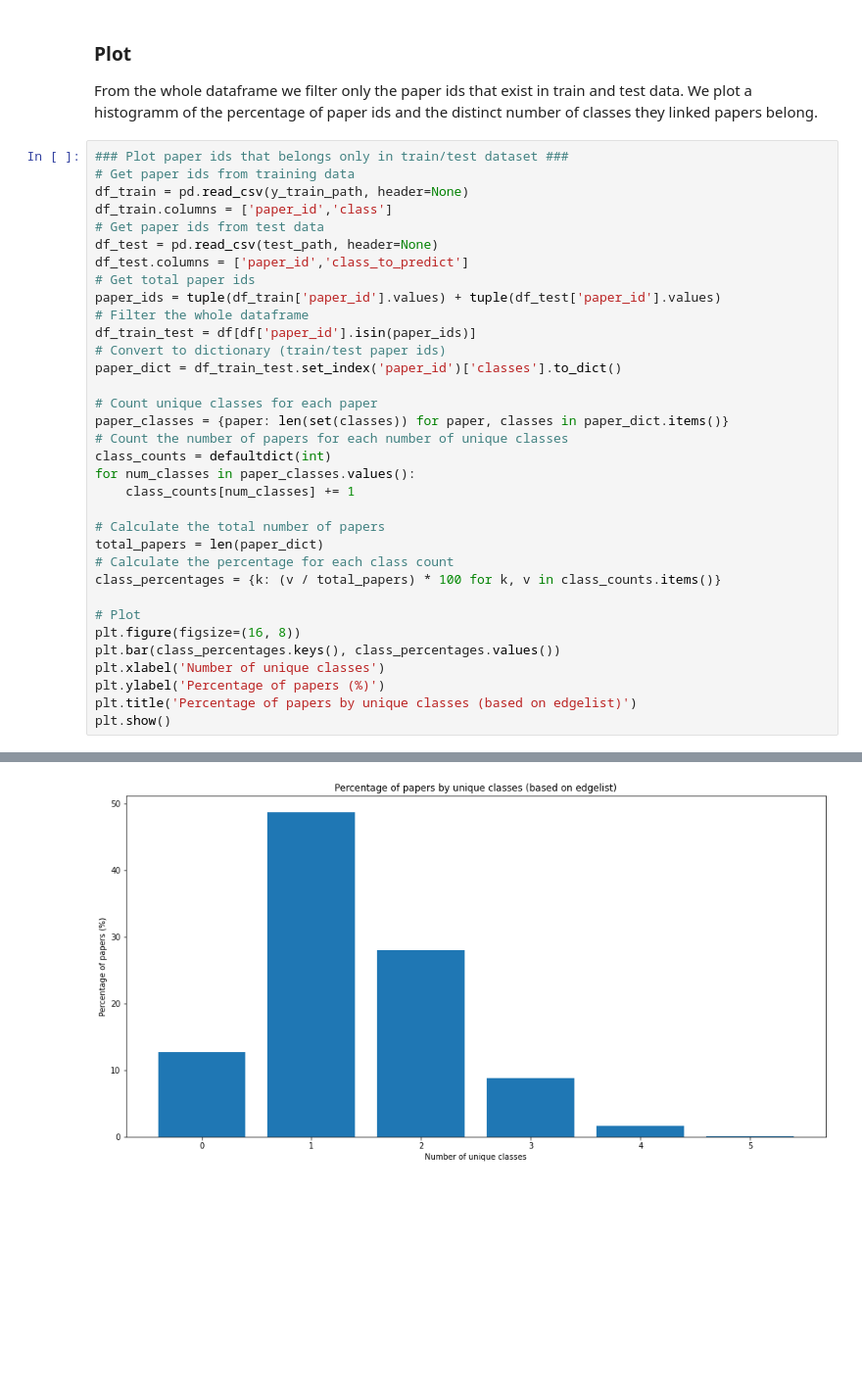
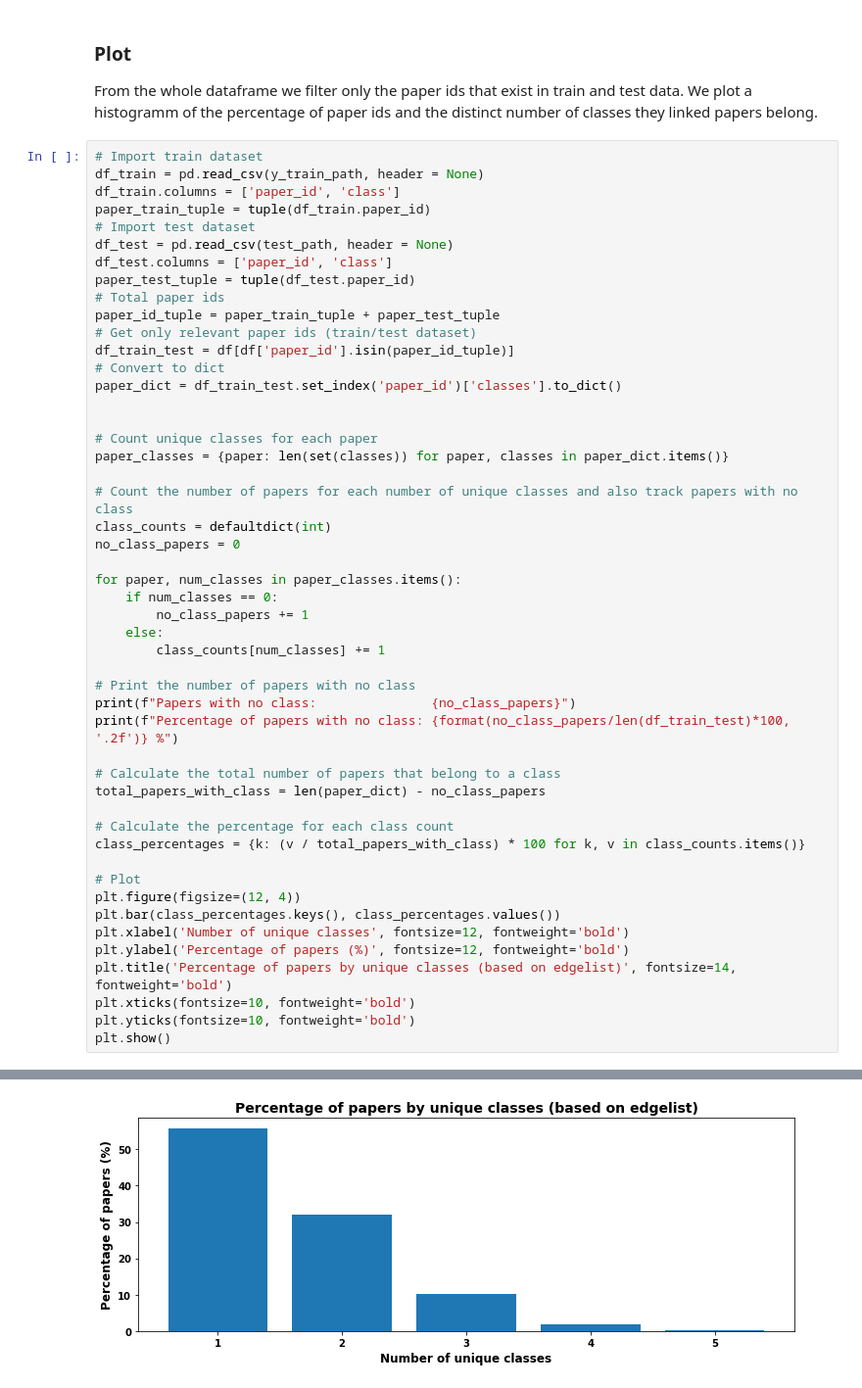
Before and after one commit to panagiotisgia/Publication_Venue_Prediction, a Jupyter notebook: edgelist_feature_extract.ipynb, the cells around one changed output, grey strips where cells are left out. Shown at 98% size. Cells and saved outputs as stored; diff of their text form; blank space fills up the shorter version.

```diff
--- a/edgelist_feature_extract.ipynb
+++ b/edgelist_feature_extract.ipynb
@@ -133,37 +133,52 @@ df.head(5)
 
 From the whole dataframe we filter only the paper ids that exist in train and test data. We plot a histogramm of the percentage of paper ids and the distinct number of classes they linked papers belong.
 # %%
-### Plot paper ids that belongs only in train/test dataset ###
-# Get paper ids from training data
-df_train = pd.read_csv(y_train_path, header=None)
-df_train.columns = ['paper_id','class']
-# Get paper ids from test data
-df_test = pd.read_csv(test_path, header=None)
-df_test.columns = ['paper_id','class_to_predict']
-# Get total paper ids
-paper_ids = tuple(df_train['paper_id'].values) + tuple(df_test['paper_id'].values)
-# Filter the whole dataframe
-df_train_test = df[df['paper_id'].isin(paper_ids)]
-# Convert to dictionary (train/test paper ids)
+# Import train dataset
+df_train = pd.read_csv(y_train_path, header = None)
+df_train.columns = ['paper_id', 'class']
+paper_train_tuple = tuple(df_train.paper_id)
+# Import test dataset
+df_test = pd.read_csv(test_path, header = None)
+df_test.columns = ['paper_id', 'class']
+paper_test_tuple = tuple(df_test.paper_id)
+# Total paper ids
+paper_id_tuple = paper_train_tuple + paper_test_tuple
+# Get only relevant paper ids (train/test dataset)
+df_train_test = df[df['paper_id'].isin(paper_id_tuple)]
+# Convert to dict
 paper_dict = df_train_test.set_index('paper_id')['classes'].to_dict()
+
 
 # Count unique classes for each paper
 paper_classes = {paper: len(set(classes)) for paper, classes in paper_dict.items()}
-# Count the number of papers for each number of unique classes
+
+# Count the number of papers for each number of unique classes and also track papers with no class
 class_counts = defaultdict(int)
-for num_classes in paper_classes.values():
-    class_counts[num_classes] += 1
+no_class_papers = 0
 
-# Calculate the total number of papers
-total_papers = len(paper_dict)
+for paper, num_classes in paper_classes.items():
+    if num_classes == 0:
+        no_class_papers += 1
+    else:
+        class_counts[num_classes] += 1
+
+# Print the number of papers with no class
+print(f"Papers with no class:               {no_class_papers}")
+print(f"Percentage of papers with no class: {format(no_class_papers/len(df_train_test)*100, '.2f')} %")
+
+# Calculate the total number of papers that belong to a class
+total_papers_with_class = len(paper_dict) - no_class_papers
+
 # Calculate the percentage for each class count
-class_percentages = {k: (v / total_papers) * 100 for k, v in class_counts.items()}
+class_percentages = {k: (v / total_papers_with_class) * 100 for k, v in class_counts.items()}
 
 # Plot
-plt.figure(figsize=(16, 8))
+plt.figure(figsize=(12, 4))
 plt.bar(class_percentages.keys(), class_percentages.values())
-plt.xlabel('Number of unique classes')
-plt.ylabel('Percentage of papers (%)')
-plt.title('Percentage of papers by unique classes (based on edgelist)')
+plt.xlabel('Number of unique classes', fontsize=12, fontweight='bold')
+plt.ylabel('Percentage of papers (%)', fontsize=12, fontweight='bold')
+plt.title('Percentage of papers by unique classes (based on edgelist)', fontsize=14, fontweight='bold')
+plt.xticks(fontsize=10, fontweight='bold')
+plt.yticks(fontsize=10, fontweight='bold')
 plt.show()
 # %% [output]
@@ -170 +187 @@ plt.show()
-[figure, old version]
+[figure, new version]
```
Also changed, not shown: parts of 2 cells of this notebook, 2 other files.
